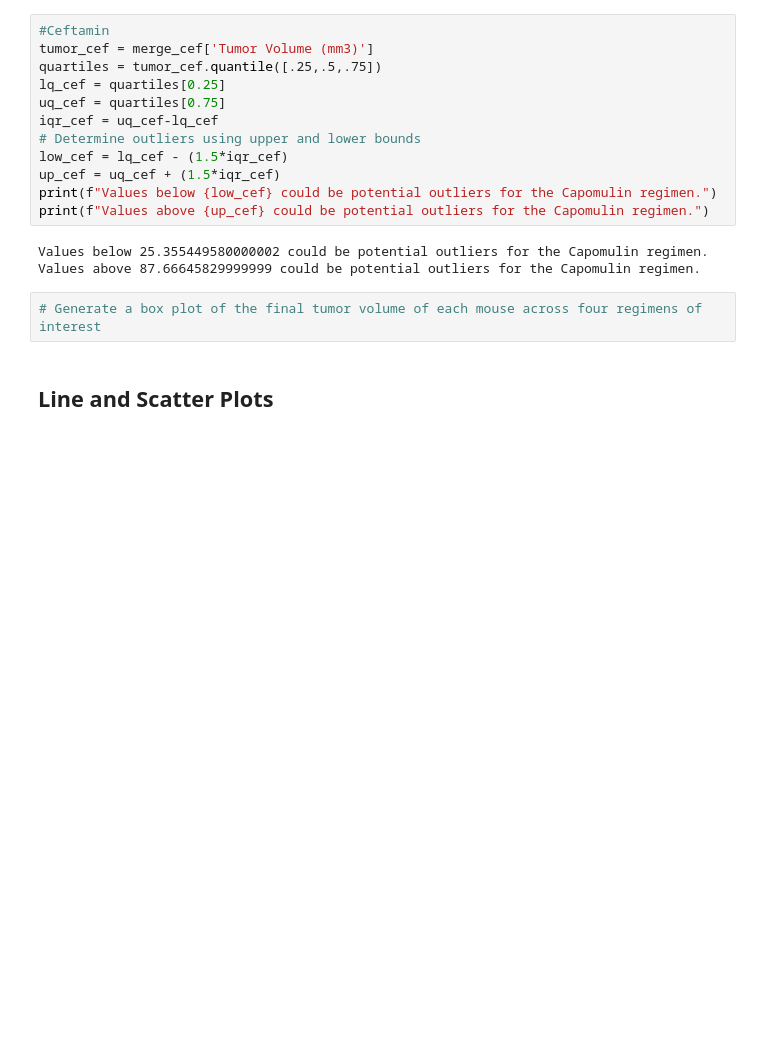
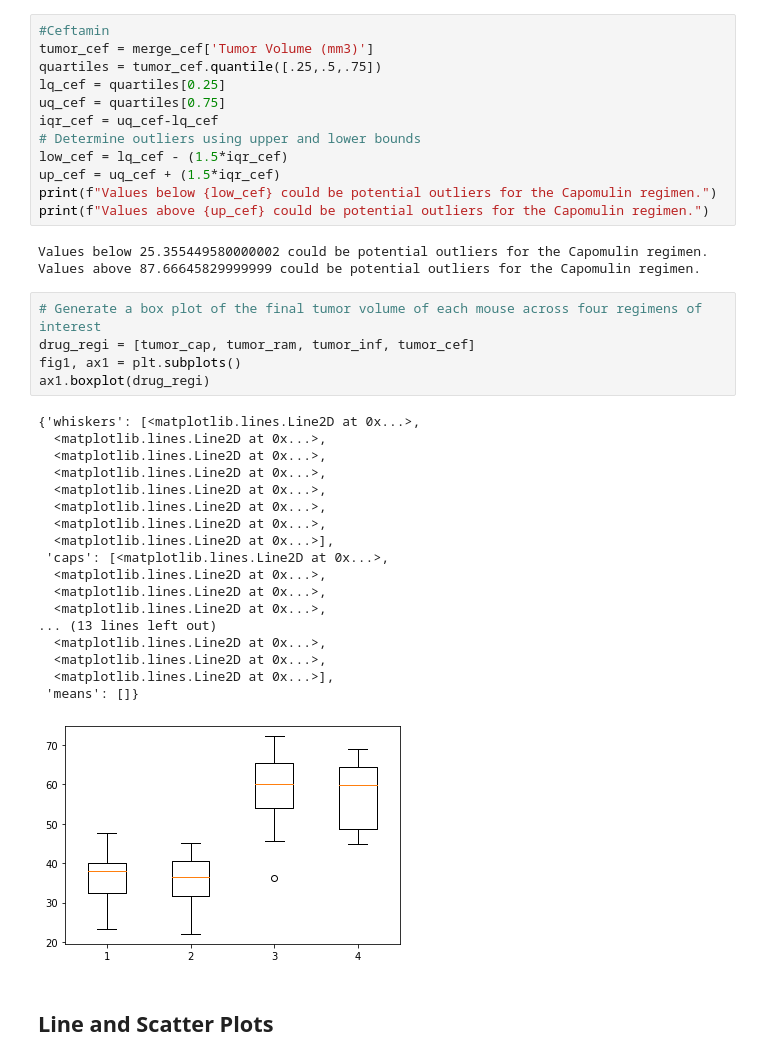
Before and after one commit to alexmartinez1745/Animal-Study-MatPlotLib, a Jupyter notebook: Pymaceuticals/pymaceuticals_starter.ipynb, the cells around one changed output. Cells and saved outputs as stored; diff of their text form; blank space fills up the shorter version.

Commit message:
start of box plot

```diff
--- a/Pymaceuticals/pymaceuticals_starter.ipynb
+++ b/Pymaceuticals/pymaceuticals_starter.ipynb
@@ -316,6 +316,28 @@ Values below 25.355449580000002 could be potential outliers for the Capomulin re
 Values above 87.66645829999999 could be potential outliers for the Capomulin regimen.
 # %%
 # Generate a box plot of the final tumor volume of each mouse across four regimens of interest
+drug_regi = [tumor_cap, tumor_ram, tumor_inf, tumor_cef]
+fig1, ax1 = plt.subplots()
+ax1.boxplot(drug_regi)
+# %% [output]
+{'whiskers': [<matplotlib.lines.Line2D at 0x...>,
+  <matplotlib.lines.Line2D at 0x...>,
+  <matplotlib.lines.Line2D at 0x...>,
+  <matplotlib.lines.Line2D at 0x...>,
+  <matplotlib.lines.Line2D at 0x...>,
+  <matplotlib.lines.Line2D at 0x...>,
+  <matplotlib.lines.Line2D at 0x...>,
+  <matplotlib.lines.Line2D at 0x...>],
+ 'caps': [<matplotlib.lines.Line2D at 0x...>,
+  <matplotlib.lines.Line2D at 0x...>,
+  <matplotlib.lines.Line2D at 0x...>,
+  <matplotlib.lines.Line2D at 0x...>,
+... (13 lines left out)
+  <matplotlib.lines.Line2D at 0x...>,
+  <matplotlib.lines.Line2D at 0x...>,
+  <matplotlib.lines.Line2D at 0x...>],
+ 'means': []}
+[figure, added]
 # %% [markdown]
 ## Line and Scatter Plots
 # %%
```
Also changed, not shown: parts of 1 cell of this notebook.
